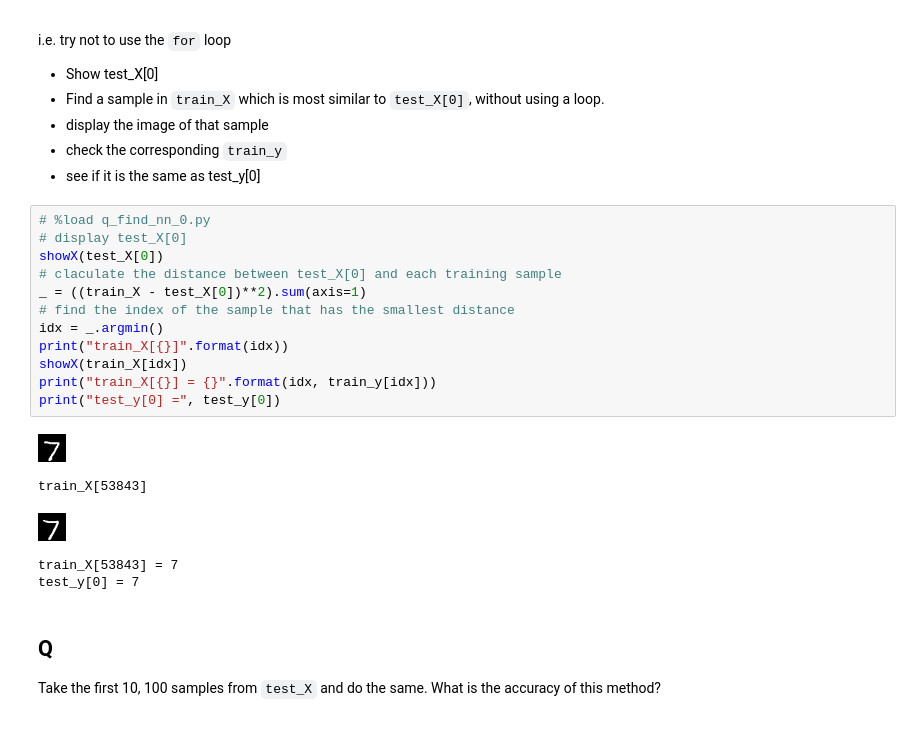
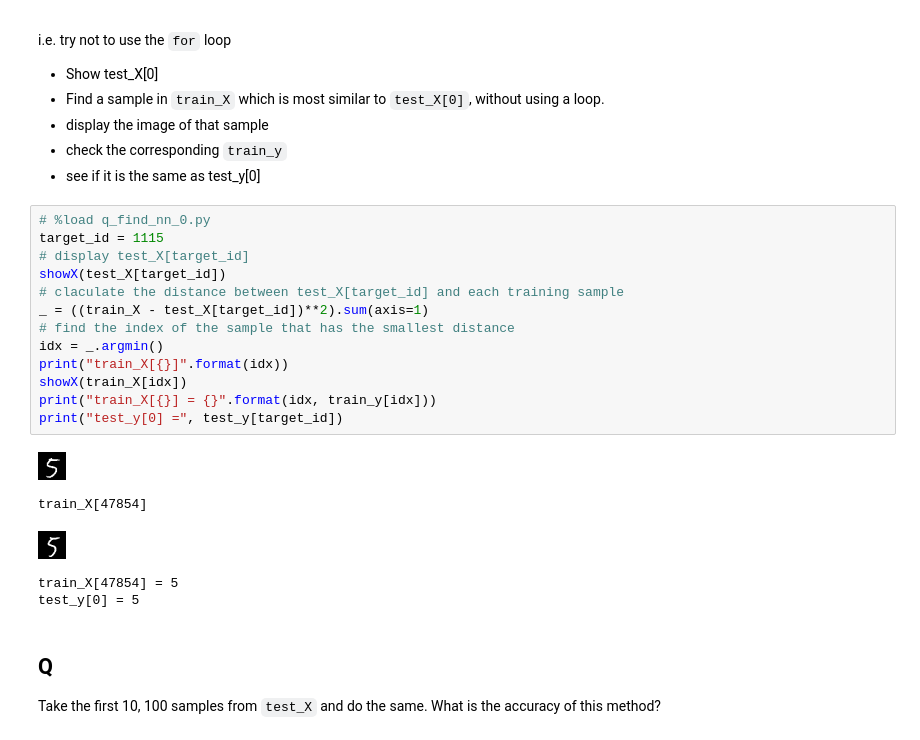
Before and after one commit to tjwei/DataScienceSoftware2024, a Jupyter notebook: 02-machine_learning_part_1_2/01-From NumPy to MNIST.ipynb, the cells around one changed output. Drawn from its saved outputs; the diff is of its cells as text.

```diff
--- a/02-machine_learning_part_1_2/01-From NumPy to MNIST.ipynb
+++ b/02-machine_learning_part_1_2/01-From NumPy to MNIST.ipynb
@@ -257,22 +266,23 @@ i.e. try not to use the `for` loop
 * see if it is the same as test_y[0]
 # %%
 # %load q_find_nn_0.py
-# display test_X[0]
-showX(test_X[0])
-# claculate the distance between test_X[0] and each training sample
-_ = ((train_X - test_X[0])**2).sum(axis=1)
+target_id = 1115
+# display test_X[target_id]
+showX(test_X[target_id])
+# claculate the distance between test_X[target_id] and each training sample
+_ = ((train_X - test_X[target_id])**2).sum(axis=1)
 # find the index of the sample that has the smallest distance
 idx = _.argmin()
 print("train_X[{}]".format(idx))
 showX(train_X[idx])
 print("train_X[{}] = {}".format(idx, train_y[idx]))
-print("test_y[0] =", test_y[0])
+print("test_y[0] =", test_y[target_id])
 # %% [output]
-[figure, old version]
+[figure, new version]
-train_X[53843]
+train_X[47854]
-[figure, old version]
+[figure, new version]
-train_X[53843] = 7
-test_y[0] = 7
+train_X[47854] = 5
+test_y[0] = 5
 # %% [markdown]
 ## Q
 
```
Also changed, not shown: parts of 9 cells of this notebook.
